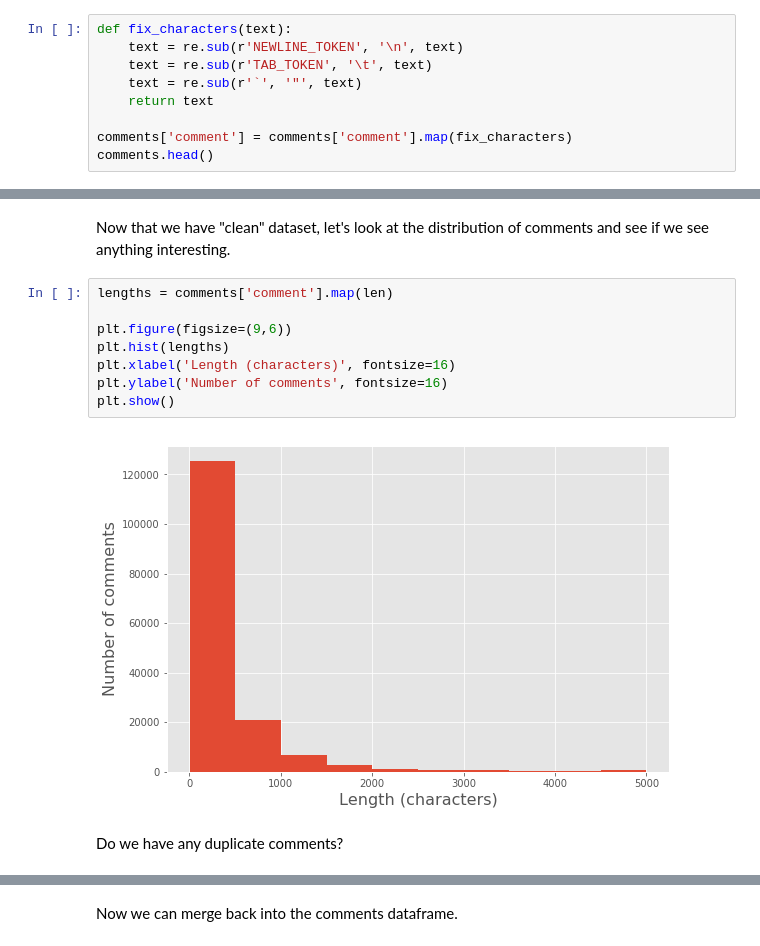
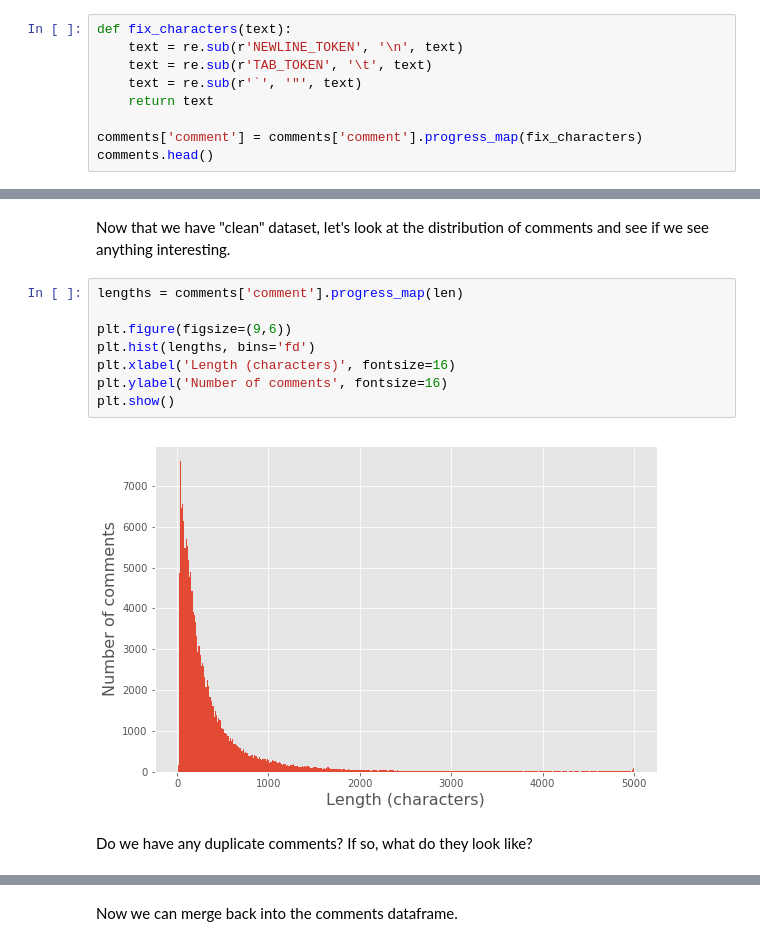
Before and after one commit to jkingphd/nlp_example, a Jupyter notebook: notebooks/1A-jkk-exploration_and_cleanup.ipynb, the cells around one changed output, grey strips where cells are left out. Cells and saved outputs as stored; diff of their text form.

```diff
--- a/notebooks/1A-jkk-exploration_and_cleanup.ipynb
+++ b/notebooks/1A-jkk-exploration_and_cleanup.ipynb
@@ -48,7 +49,7 @@ def fix_characters(text):
     text = re.sub(r'`', '"', text)
     return text
 
-comments['comment'] = comments['comment'].map(fix_characters)
+comments['comment'] = comments['comment'].progress_map(fix_characters)
 comments.head()
 # %% [output]
 |  | rev_id | comment | year | logged_in | ns | sample | split |
@@ -60,15 +61,15 @@ comments.head()
 # %% [markdown]
 Now that we have "clean" dataset, let's look at the distribution of comments and see if we see anything interesting.
 # %%
-lengths = comments['comment'].map(len)
+lengths = comments['comment'].progress_map(len)
 
 plt.figure(figsize=(9,6))
-plt.hist(lengths)
+plt.hist(lengths, bins='fd')
 plt.xlabel('Length (characters)', fontsize=16)
 plt.ylabel('Number of comments', fontsize=16)
 plt.show()
 # %% [output]
-[figure, old version]
+[figure, new version]
 # %% [markdown]
-Do we have any duplicate comments?
+Do we have any duplicate comments? If so, what do they look like?
 # %%
```
Also changed, not shown: parts of 52 cells of this notebook, 4 other files.
